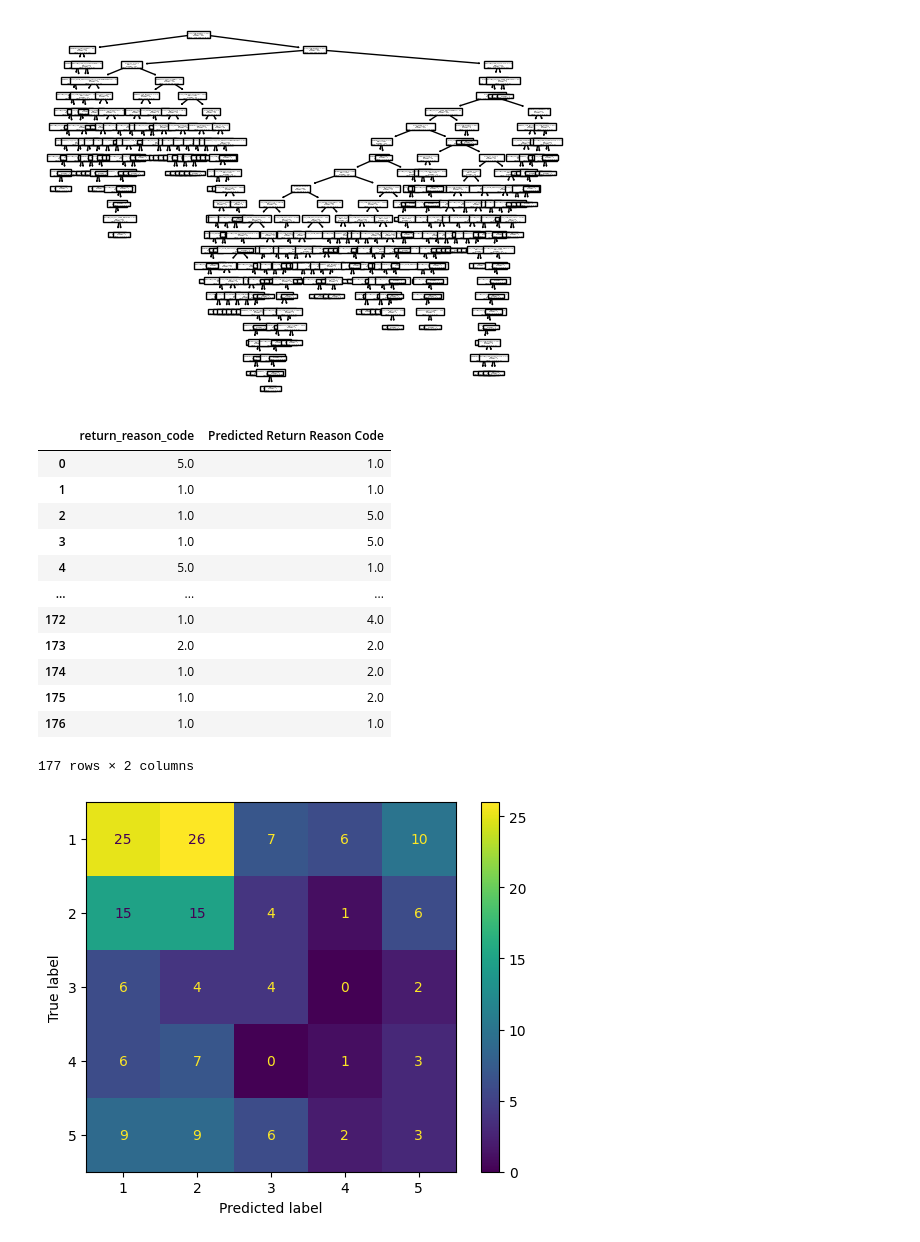
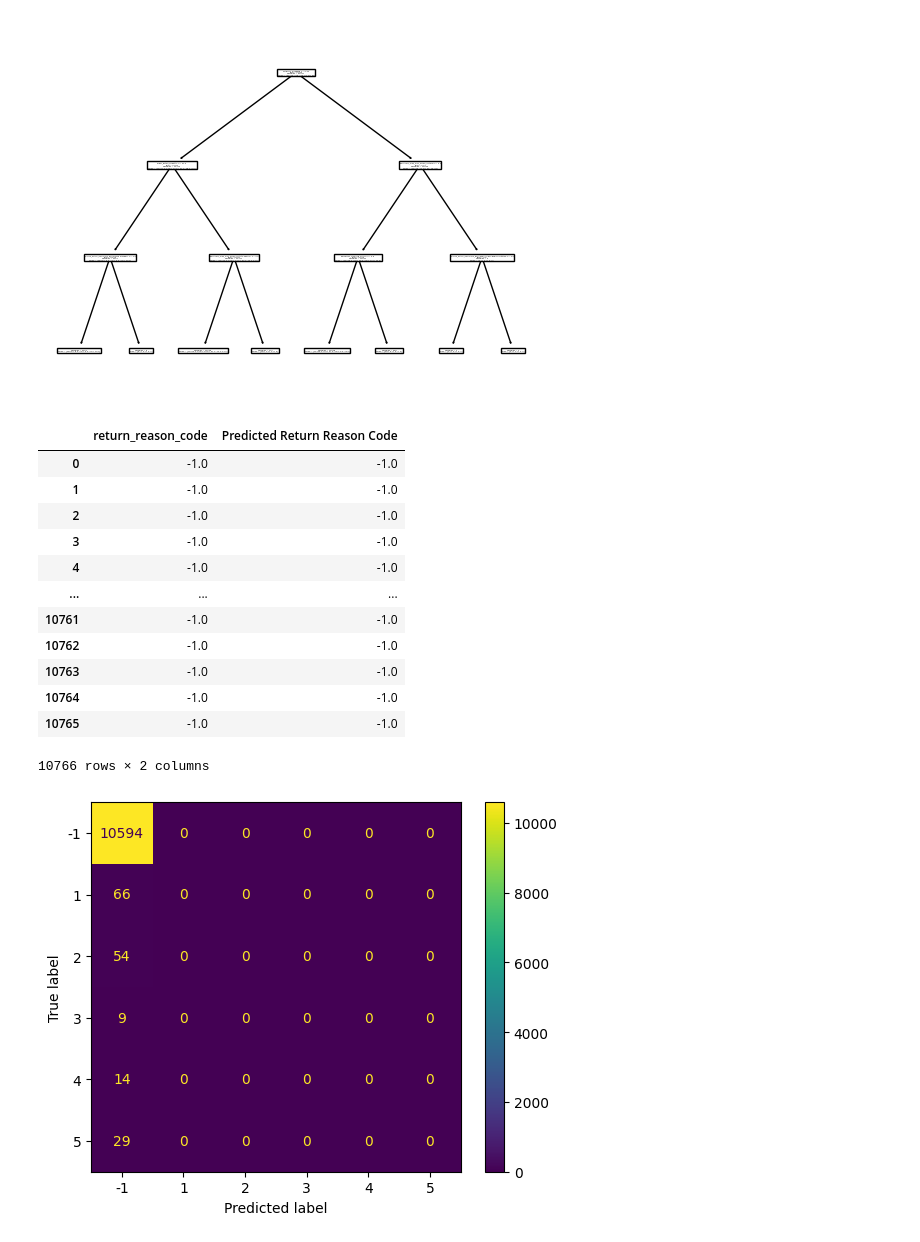
Before and after one commit to robbertsteggerda/deds_week_2, a Jupyter notebook: Week 8/classificatie.ipynb, the cells around one changed output. Saved outputs shown, nothing was run; the diff lists cells and outputs as text; code cells hidden in the pictures.

```diff
--- a/Week 8/classificatie.ipynb
+++ b/Week 8/classificatie.ipynb
@@ -143,11 +143,11 @@ X_train
 # %%
-dtree = DecisionTreeClassifier()
+dtree = DecisionTreeClassifier(max_depth=3)
 dtree = dtree.fit(X_train, y_train)
 tree.plot_tree(dtree, feature_names = X.columns)
 
 plt.show()
 # %% [output]
-[figure, old version]
+[figure, new version]
 # %%
 predicted_df = pd.DataFrame(dtree.predict(X_test))
 predicted_df = predicted_df.rename(columns = {0: 'Predicted Return Reason Code'})
@@ -155,32 +155,32 @@ model_results_frame = pd.concat([y_test.reset_index()['return_reason_code'], pre
 model_results_frame
 # %% [output]
 |  | return_reason_code | Predicted Return Reason Code |
-| 0 | 5.0 | 1.0 |
-| 1 | 1.0 | 1.0 |
-| 2 | 1.0 | 5.0 |
-| 3 | 1.0 | 5.0 |
-| 4 | 5.0 | 1.0 |
+| 0 | -1.0 | -1.0 |
+| 1 | -1.0 | -1.0 |
+| 2 | -1.0 | -1.0 |
+| 3 | -1.0 | -1.0 |
+| 4 | -1.0 | -1.0 |
 | ... | ... | ... |
-| 172 | 1.0 | 4.0 |
-| 173 | 2.0 | 2.0 |
-| 174 | 1.0 | 2.0 |
-| 175 | 1.0 | 2.0 |
-| 176 | 1.0 | 1.0 |
+| 10761 | -1.0 | -1.0 |
+| 10762 | -1.0 | -1.0 |
+| 10763 | -1.0 | -1.0 |
+| 10764 | -1.0 | -1.0 |
+| 10765 | -1.0 | -1.0 |
-177 rows × 2 columns
+10766 rows × 2 columns
 # %%
 confusion_matrix = metrics.confusion_matrix(model_results_frame['return_reason_code'], model_results_frame["Predicted Return Reason Code"])
-# cm_display = metrics.ConfusionMatrixDisplay(confusion_matrix=confusion_matrix, display_labels=[-1, 1, 2, 3, 4, 5])
-cm_display = metrics.ConfusionMatrixDisplay(confusion_matrix=confusion_matrix, display_labels=[1, 2, 3, 4, 5])
+cm_display = metrics.ConfusionMatrixDisplay(confusion_matrix=confusion_matrix, display_labels=[-1, 1, 2, 3, 4, 5])
+# cm_display = metrics.ConfusionMatrixDisplay(confusion_matrix=confusion_matrix, display_labels=[1, 2, 3, 4, 5])
 
 
 cm_display.plot()
 plt.show()
 
 # Overfitten zou moeten leiden tot een regressie, maar de accuracy is best hoog....
 # Hoewel er de enige true positives -1 zijn (niet teruggebracht) en de andere niet goed voorspeld worden. Er zijn ongeveer 30k~ rijen die -1 zijn. Niet helemaal zeker.
 # De boom is ook niet te diep (max_depth=2)
 # %% [output]
-[figure, old version]
+[figure, new version]
 # %%
 metrics.accuracy_score(model_results_frame["return_reason_code"], model_results_frame["Predicted Return Reason Code"])
 # %% [output]
```
Also changed, not shown: parts of 3 cells of this notebook, 1 other file.
